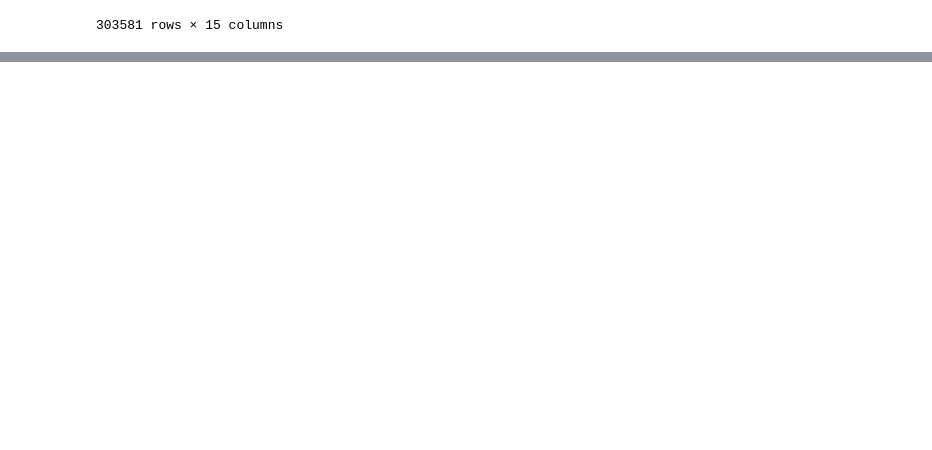
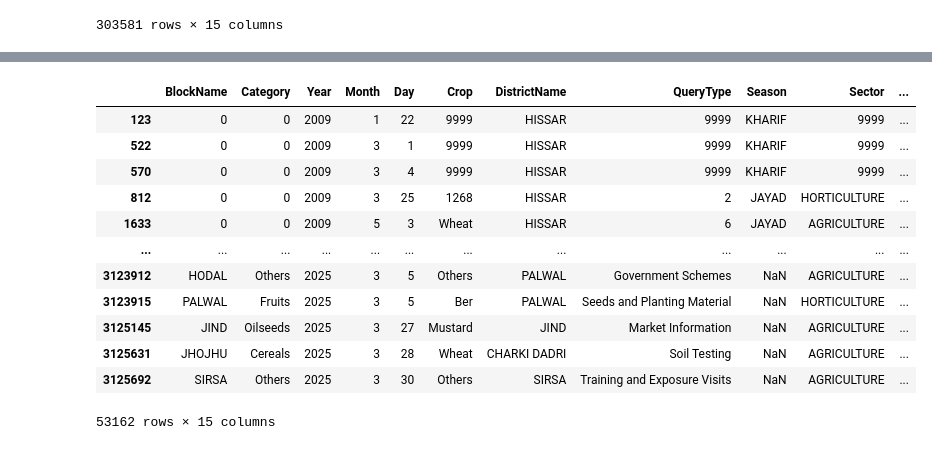
Before and after one commit to vicharanashala/agrichat-annam, a Jupyter notebook: RAG pipeline v3/data_preprocessing.ipynb, the cells around one changed output, grey strips where cells are left out. Cells and saved outputs as stored; diff of their text form; code cells hidden in the pictures; blank space fills up the shorter version.

```diff
--- a/RAG pipeline v3/data_preprocessing.ipynb
+++ b/RAG pipeline v3/data_preprocessing.ipynb
@@ -189,0 +255,17 @@ data.shape
+# %%
+unwanted_kccans_keywords = ["given the details", "gave the details", "explained", "contact", "gave details", "given", "market"]
+data[data['KccAns'].str.contains('|'.join(unwanted_kccans_keywords), case=False)]
+# %% [output]
+|  | BlockName | Category | Year | Month | Day | Crop | DistrictName | QueryType | Season | Sector | ... |
+| 123 | 0 | 0 | 2009 | 1 | 22 | 9999 | HISSAR | 9999 | KHARIF | 9999 | ... |
+| 522 | 0 | 0 | 2009 | 3 | 1 | 9999 | HISSAR | 9999 | KHARIF | 9999 | ... |
+| 570 | 0 | 0 | 2009 | 3 | 4 | 9999 | HISSAR | 9999 | KHARIF | 9999 | ... |
+| 812 | 0 | 0 | 2009 | 3 | 25 | 1268 | HISSAR | 2 | JAYAD | HORTICULTURE | ... |
+| 1633 | 0 | 0 | 2009 | 5 | 3 | Wheat | HISSAR | 6 | JAYAD | AGRICULTURE | ... |
+| ... | ... | ... | ... | ... | ... | ... | ... | ... | ... | ... | ... |
+| 3123912 | HODAL | Others | 2025 | 3 | 5 | Others | PALWAL | Government Schemes | NaN | AGRICULTURE | ... |
+| 3123915 | PALWAL | Fruits | 2025 | 3 | 5 | Ber | PALWAL | Seeds and Planting Material | NaN | HORTICULTURE | ... |
+| 3125145 | JIND | Oilseeds | 2025 | 3 | 27 | Mustard | JIND | Market Information | NaN | AGRICULTURE | ... |
+| 3125631 | JHOJHU | Cereals | 2025 | 3 | 28 | Wheat | CHARKI DADRI | Soil Testing | NaN | AGRICULTURE | ... |
+| 3125692 | SIRSA | Others | 2025 | 3 | 30 | Others | SIRSA | Training and Exposure Visits | NaN | AGRICULTURE | ... |
+53162 rows × 15 columns
```
Also changed, not shown: parts of 20 cells of this notebook, 9 other files.
